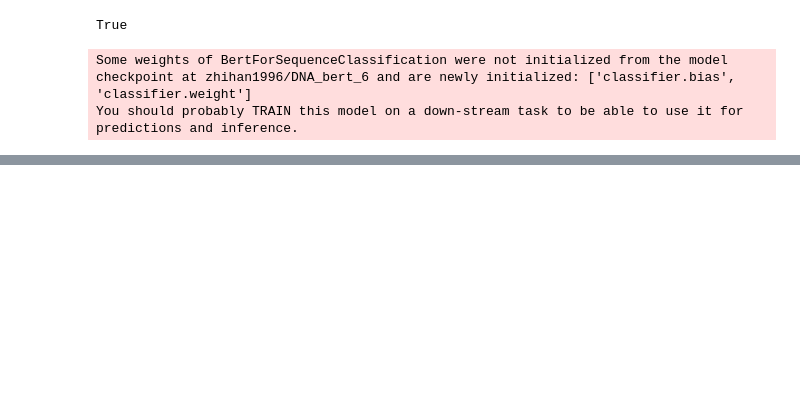
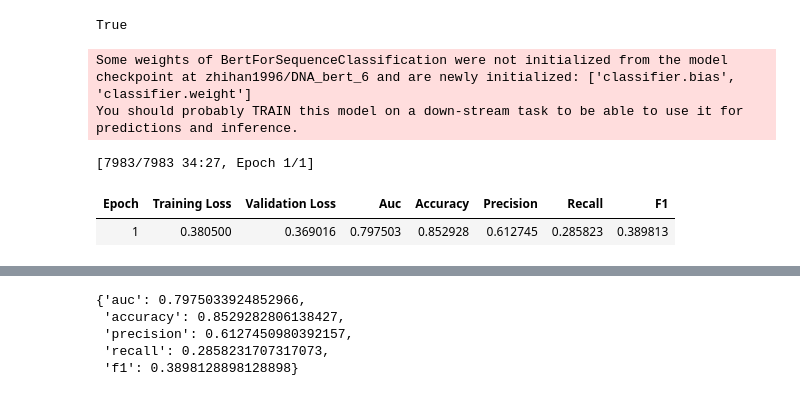
Before and after one commit to tstilwell91/cs895-genai-genomic-foundation-models, a Jupyter notebook: gcp/vertexai/workbench/DNABERT_ClinVar_Milestone1.ipynb, the cells around one changed output, grey strips where cells are left out. Drawn from its saved outputs; the diff is of its cells as text; code cells hidden in the pictures; blank space fills up the shorter version.

```diff
--- a/gcp/vertexai/workbench/DNABERT_ClinVar_Milestone1.ipynb
+++ b/gcp/vertexai/workbench/DNABERT_ClinVar_Milestone1.ipynb
@@ -838,34 +708,37 @@ def hf_compute_metrics(eval_pred):
     return compute_classification_metrics(labels, probs)
 
 training_args = TrainingArguments(
     output_dir="./runs/dnabert_fullft",
     num_train_epochs=1,                 # start with 1 for smoke test; then 3–5
     per_device_train_batch_size=8,
     per_device_eval_batch_size=16,
     eval_strategy="epoch",
     save_strategy="epoch",
     logging_steps=100,
     learning_rate=2e-5,
     fp16=torch.cuda.is_available(),
     load_best_model_at_end=True,
     metric_for_best_model="auc",        # since your compute_metrics returns 'auc'
     greater_is_better=True,
     report_to=[],                       # avoids wandb/autologging surprises
 )
 
 trainer = Trainer(
     model=model,
     args=training_args,
     train_dataset=train_ds,
     eval_dataset=val_ds,
     tokenizer=tokenizer,
     compute_metrics=hf_compute_metrics,
 )
 
-# trainer.train()   # <-- run when ready
-# preds = trainer.predict(val_ds)
-# y_prob = torch.softmax(torch.tensor(preds.predictions), dim=1)[:,1].numpy()
-# metrics = compute_classification_metrics(preds.label_ids, y_prob); metrics
+trainer.train()   # <-- run when ready
+preds = trainer.predict(val_ds)
+y_prob = torch.softmax(torch.tensor(preds.predictions), dim=1)[:,1].numpy()
+metrics = compute_classification_metrics(preds.label_ids, y_prob); metrics
 # %% [output]
 Some weights of BertForSequenceClassification were not initialized from the model checkpoint at zhihan1996/DNA_bert_6 and are newly initialized: ['classifier.bias', 'classifier.weight']
 You should probably TRAIN this model on a down-stream task to be able to use it for predictions and inference.
+[7983/7983 34:27, Epoch 1/1]
+| Epoch | Training Loss | Validation Loss | Auc | Accuracy | Precision | Recall | F1 |
+| 1 | 0.380500 | 0.369016 | 0.797503 | 0.852928 | 0.612745 | 0.285823 | 0.389813 |
@@ -871,0 +746,5 @@ You should probably TRAIN this model on a down-stream task to be able to use it
+{'auc': 0.7975033924852966,
+ 'accuracy': 0.8529282806138427,
+ 'precision': 0.6127450980392157,
+ 'recall': 0.2858231707317073,
+ 'f1': 0.3898128898128898}
```
Also changed, not shown: parts of 18 cells of this notebook.
